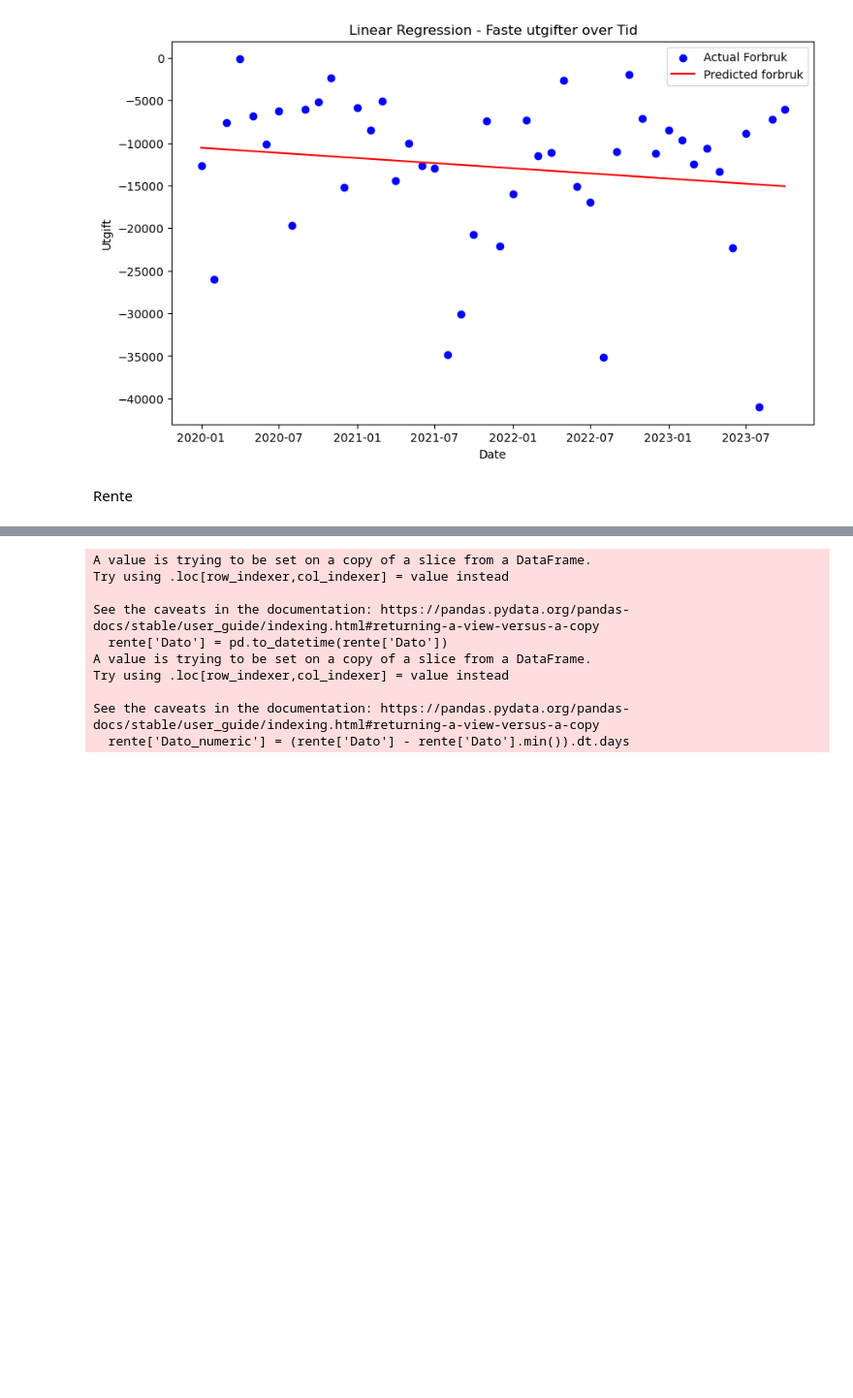
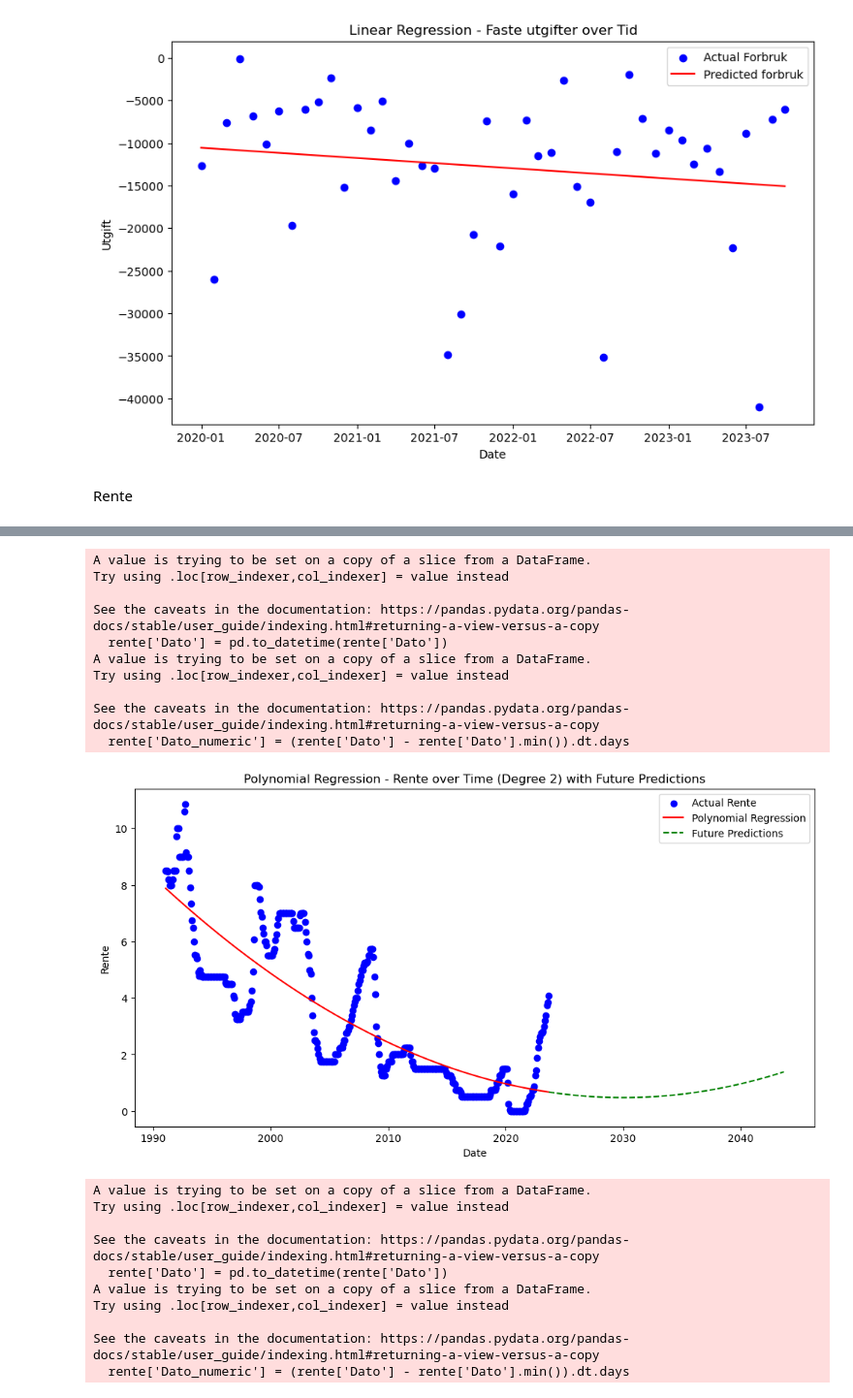
Before and after one commit to 591118/ProsjektADAH2023, a Jupyter notebook: prosjekt501.ipynb, the cells around one changed output, grey strips where cells are left out. Shown at 97% size. Drawn from its saved outputs; the diff is of its cells as text; code cells hidden in the pictures; blank space fills up the shorter version.

```diff
--- a/prosjekt501.ipynb
+++ b/prosjekt501.ipynb
@@ -248,3 +309,72 @@ Rente
+# %%
+import pandas as pd
+import numpy as np
+from sklearn.linear_model import LinearRegression
+from sklearn.preprocessing import PolynomialFeatures
+import matplotlib.pyplot as plt
+
+# Assuming you have already loaded and processed your 'rente' DataFrame
+
+# Convert 'Dato' to datetime object
+rente['Dato'] = pd.to_datetime(rente['Dato'])
+
+# Extract numeric representation of 'Dato' (number of days since a specific date) to use in regression
+rente['Dato_numeric'] = (rente['Dato'] - rente['Dato'].min()).dt.days
+
+# Define the features and the target variable
+X_rente = rente[['Dato_numeric']]
+y_rente = rente['Rente']
+
+# Initialize the Polynomial Regression model with degree 2
+poly = PolynomialFeatures(degree=2)
+X_poly_rente = poly.fit_transform(X_rente)
+
+# Fit the Polynomial Regression model
+model_poly_rente = LinearRegression()
+model_poly_rente.fit(X_poly_rente, y_rente)
+
+# Generate future dates for the next 20 years
+future_dates = pd.date_range(start=rente['Dato'].max(), periods=365*20, freq='D')
+
+# Extract numeric representation of future dates
+future_dates_numeric = (future_dates - rente['Dato'].min()).days.values.reshape(-1, 1)
+
+# Transform future dates to polynomial features
+future_dates_poly = poly.transform(future_dates_numeric)
+
+# Make predictions for future dates
+future_predictions = model_poly_rente.predict(future_dates_poly)
+
+# Visualize the polynomial regression curve and future predictions
+plt.figure(figsize=(12, 6))
+
+# Plotting the original data
+plt.scatter(rente['Dato'], y_rente, color='blue', label='Actual Rente')
+
+# Plotting the polynomial regression curve
+plt.plot(rente['Dato'], model_poly_rente.predict(X_poly_rente), color='red', label='Polynomial Regression')
+
+# Plotting the future predictions
+plt.plot(future_dates, future_predictions, color='green', linestyle='dashed', label='Future Predictions')
+
+# Labels and title
+plt.xlabel('Date')
+plt.ylabel('Rente')
+plt.title('Polynomial Regression - Rente over Time (Degree 2) with Future Predictions')
+plt.legend()
+plt.show()
+# %% [output]
+A value is trying to be set on a copy of a slice from a DataFrame.
+Try using .loc[row_indexer,col_indexer] = value instead
+
+See the caveats in the documentation: https://pandas.pydata.org/pandas-docs/stable/user_guide/indexing.html#returning-a-view-versus-a-copy
+  rente['Dato'] = pd.to_datetime(rente['Dato'])
+A value is trying to be set on a copy of a slice from a DataFrame.
+Try using .loc[row_indexer,col_indexer] = value instead
+
+See the caveats in the documentation: https://pandas.pydata.org/pandas-docs/stable/user_guide/indexing.html#returning-a-view-versus-a-copy
+  rente['Dato_numeric'] = (rente['Dato'] - rente['Dato'].min()).dt.days
+[figure, added]
 # %%
 # Convert 'Dato' to datetime object
 rente['Dato'] = pd.to_datetime(rente['Dato'])
```
Also changed, not shown: parts of 11 cells of this notebook.
